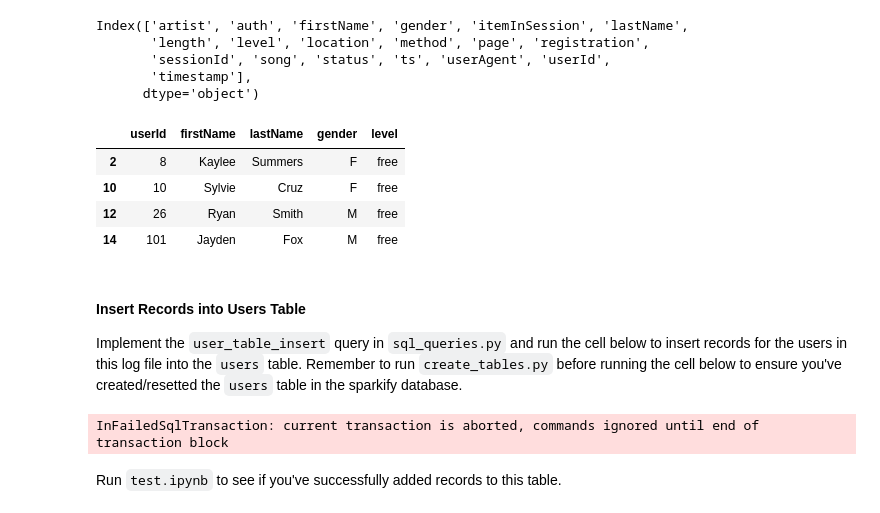
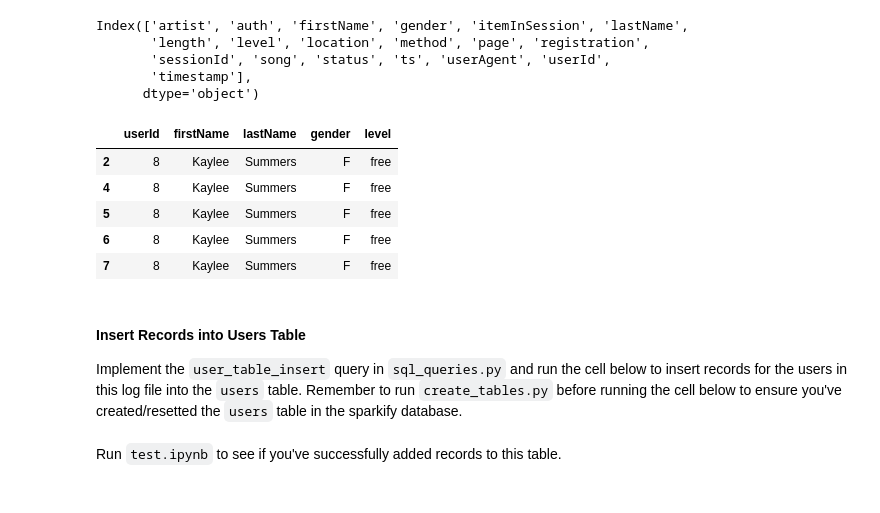
Before and after one commit to cnrd-dev/sparkify-data-model-postgress, a Jupyter notebook: etl.ipynb, the cells around one changed output. Saved outputs shown, nothing was run; the diff lists cells and outputs as text; code cells hidden in the pictures.

```diff
--- a/etl.ipynb
+++ b/etl.ipynb
@@ -183,14 +176,15 @@ Index(['artist', 'auth', 'firstName', 'gender', 'itemInSession', 'lastName',
       dtype='object')
 # %%
 user_df = df[['userId', 'firstName', 'lastName', 'gender', 'level']]
-user_df = user_df.drop_duplicates()
+# user_df = user_df.drop_duplicates()
 user_df.head()
 # %% [output]
 |  | userId | firstName | lastName | gender | level |
 | 2 | 8 | Kaylee | Summers | F | free |
-| 10 | 10 | Sylvie | Cruz | F | free |
-| 12 | 26 | Ryan | Smith | M | free |
-| 14 | 101 | Jayden | Fox | M | free |
+| 4 | 8 | Kaylee | Summers | F | free |
+| 5 | 8 | Kaylee | Summers | F | free |
+| 6 | 8 | Kaylee | Summers | F | free |
+| 7 | 8 | Kaylee | Summers | F | free |
 # %% [markdown]
 #### Insert Records into Users Table
 Implement the `user_table_insert` query in `sql_queries.py` and run the cell below to insert records for the users in this log file into the `users` table. Remember to run `create_tables.py` before running the cell below to ensure you've created/resetted the `users` table in the sparkify database.
@@ -198,8 +192,6 @@ Implement the `user_table_insert` query in `sql_queries.py` and run the cell bel
 for i, row in user_df.iterrows():
     cur.execute(user_table_insert, row)
     conn.commit()
-# %% [output]
-InFailedSqlTransaction: current transaction is aborted, commands ignored until end of transaction block
 # %% [markdown]
 Run `test.ipynb` to see if you've successfully added records to this table.
 # %% [markdown]
```
Also changed, not shown: parts of 5 cells of this notebook, 3 other files.
